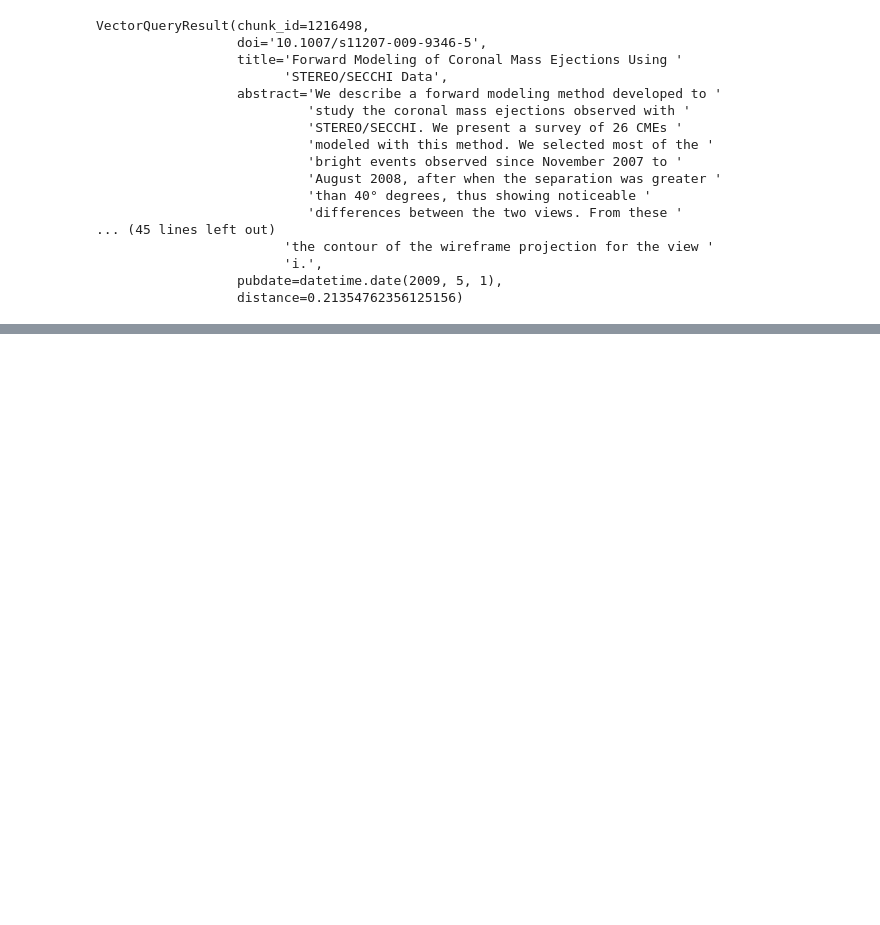
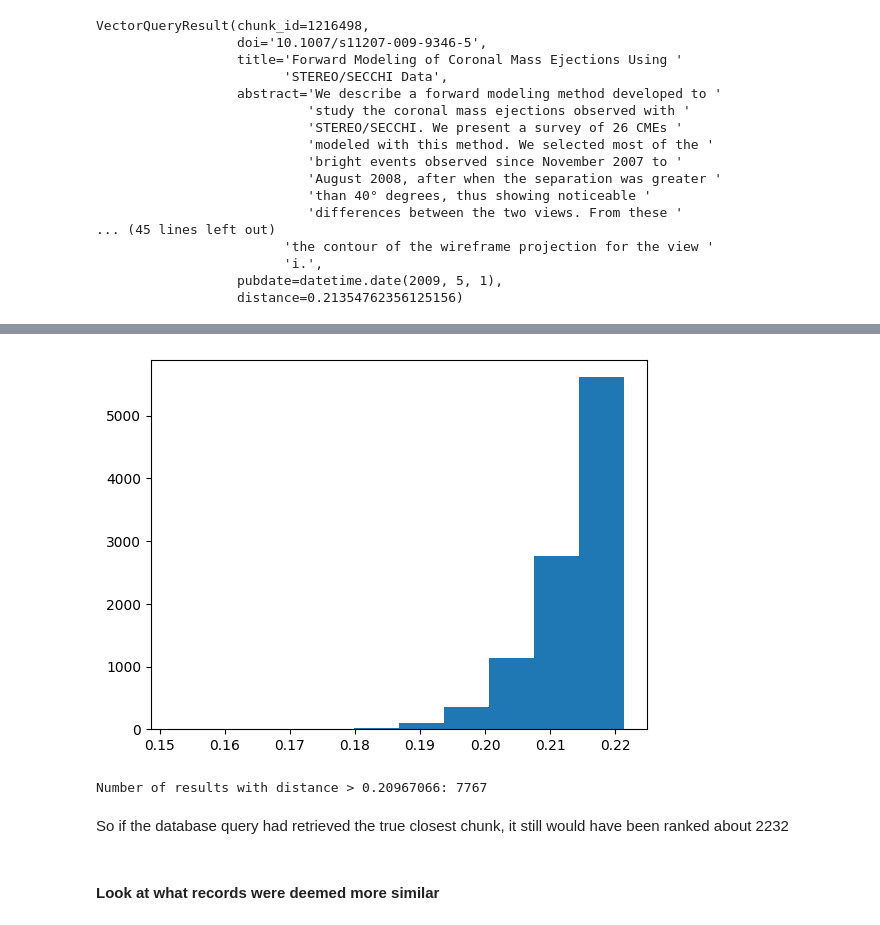
Before and after one commit to benjaminb/citeline, a Jupyter notebook: error_analysis.ipynb, the cells around one changed output, grey strips where cells are left out. Saved outputs shown, nothing was run; the diff lists cells and outputs as text; code cells hidden in the pictures; blank space fills up the shorter version.

```diff
--- a/error_analysis.ipynb
+++ b/error_analysis.ipynb
@@ -274,8 +256,0 @@ We found the target doi in the results. At what rank and distance was it found?
-# %%
-target_idx = -1
-for i, result in enumerate(query_results):
-    if result.doi == target_doi:
-        target_idx = i
-        print(f"Rank: {target_idx+1}")
-        print(f"Distance: {result.distance}")
-        break
@@ -428,8 +256,0 @@ Target doi in the top k: True
-# %%
-bert_target_idx = -1
-for i, result in enumerate(bert_query_results):
-    if result.doi == target_doi:
-        bert_target_idx = i
-        print(f"Rank: {bert_target_idx+1}")
-        print(f"Distance: {result.distance}")
-        break
@@ -553,8 +256,0 @@ Target doi in the top k: True
-# %%
-target_idx = -1
-for i, result in enumerate(enriched_query_results):
-    if result.doi == target_doi:
-        target_idx = i
-        print(f"Rank: {target_idx+1}")
-        print(f"Distance: {result.distance}")
-        break
@@ -595,0 +406,6 @@ Let's try summarizing the first 40 chunks from bge and see if that can focus emb
+# %%
+example_query_results = bge_query_results[33]
+results_from_target_doi = [result for result in example_query_results if result.doi == "10.1007/s11207-009-9346-5"]
+print(f"Number of results from target doi: {len(results_from_target_doi)}")
+
+# No other references found except this one chunk
@@ -595,0 +420,14 @@ Let's try summarizing the first 40 chunks from bge and see if that can focus emb
+# %%
+plt.hist([result.distance for result in example_query_results])
+plt.show()
+# %% [output]
+[figure, added]
+# %%
+worse_retrieved = len([result for result in example_query_results if result.distance > 0.20967066])
+print(f"Number of results with distance > 0.20967066: {worse_retrieved}")
+# %% [output]
+Number of results with distance > 0.20967066: 7767
+# %% [markdown]
+So if the database query had retrieved the true closest chunk, it still would have been ranked about 2232
+# %% [markdown]
+#### Look at what records were deemed more similar
```
Also changed, not shown: parts of 69 cells of this notebook, 1 other file.
